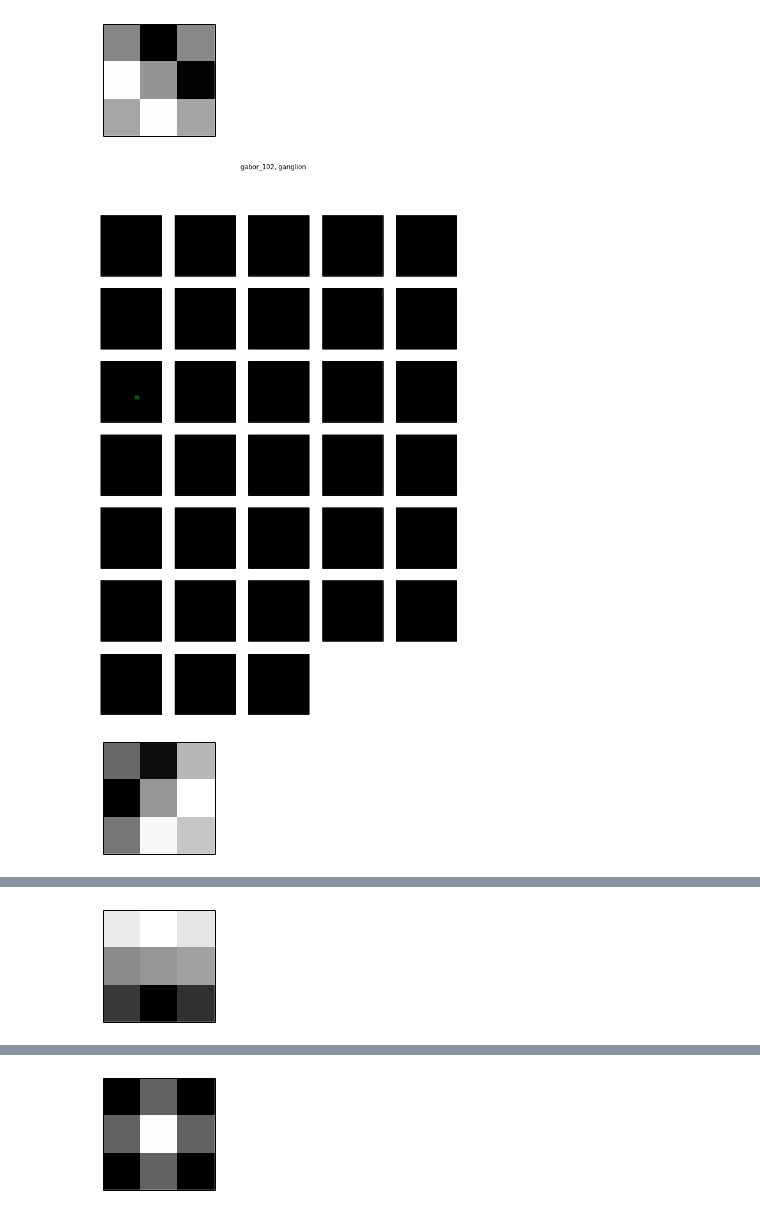
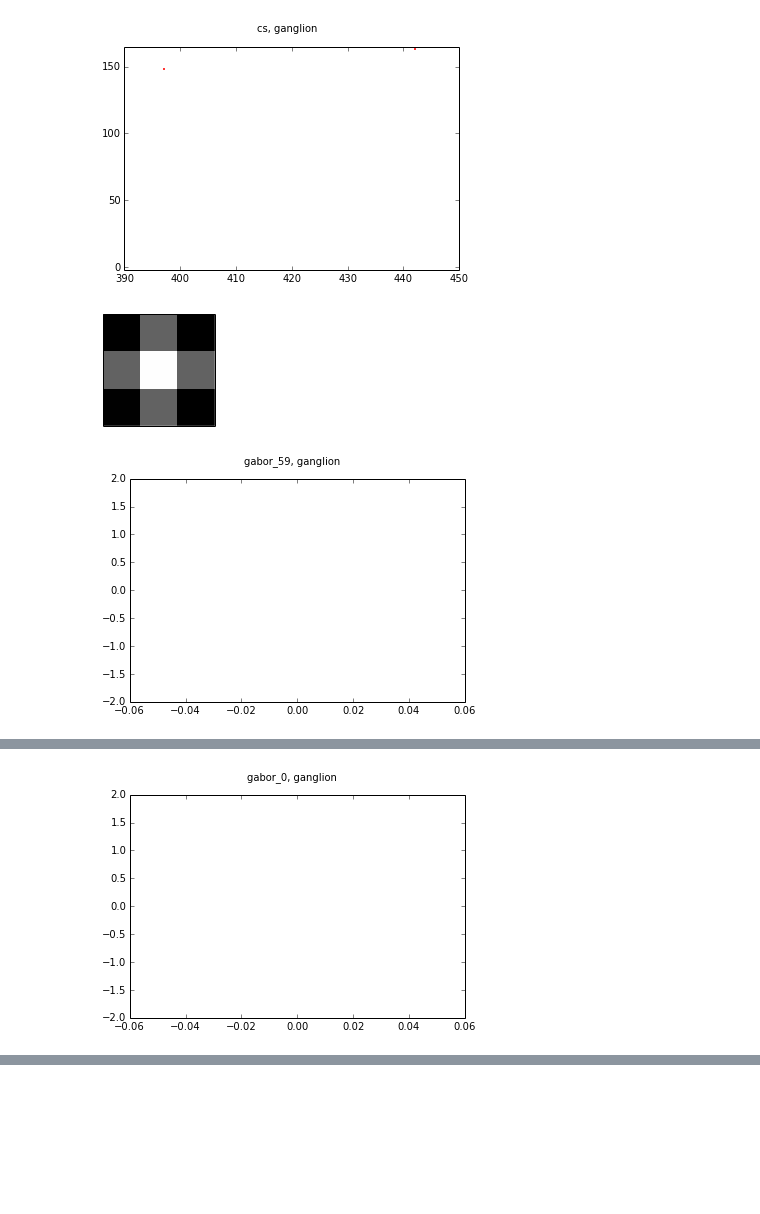
Before and after one commit to rjames91/play_vis, a Jupyter notebook: test_retina.ipynb, the cells around one changed output, grey strips where cells are left out. Cells and saved outputs as stored; diff of their text form; code cells hidden in the pictures; blank space fills up the shorter version.

```diff
--- a/test_retina.ipynb
+++ b/test_retina.ipynb
@@ -114,11 +114,12 @@ rows = num_imgs//cols + 1
 figw = 2
 fig = plt.figure(figsize=(figw*cols, figw*rows))
 for i in range(num_imgs):
-    out_img = np.zeros((img_w, img_h, 3), dtype=np.uint8)
-    out_img[:, :, 1] = imgsU[i]
-    out_img[:, :, 0] = imgsD[i]
+#     out_img = np.zeros((img_w, img_h, 3), dtype=np.uint8)
+#     out_img[:, :, 1] = imgsU[i]
+#     out_img[:, :, 0] = imgsD[i]
     ax = plt.subplot(rows, cols, i+1)
-    my_imshow(ax, out_img, cmap=None)
+#     my_imshow(ax, out_img, cmap=None)
+    my_imshow(ax, imgsU[i], cmap=None)
 # plot_spikes(spikes)
 
 plt.show()
@@ -171,32 +182,32 @@ sim.end()
 # %%
 
 
 
 for p in out_spks['on'].keys():
     for t in out_spks['on'][p].keys():
         if t != 'ganglion':
             continue
 
-#         fig = plt.figure()#figsize=(12, 8))
-#         plot_output_spikes(out_spks['on'][p][t], color='g')
-#         plot_output_spikes(out_spks['off'][p][t], color='r')
-#         plt.suptitle("%s, %s"%(p, t))
+        fig = plt.figure()#figsize=(12, 8))
+        plot_output_spikes(out_spks['on'][p][t], color='g')
+        plot_output_spikes(out_spks['off'][p][t], color='r')
+        plt.suptitle("%s, %s"%(p, t))
 #         plt.show()
         if p == 'cs':
             krn = retina.cs
         else:
             krn = retina.gab[p]
 
         fig = plt.figure(figsize=(2,2))
         ax = plt.subplot(1,1,1)
         my_imshow(ax, krn)
         plt.show()
-        plot_out_spikes(out_spks['on'][p][t],
-                        out_spks['off'][p][t],
-                        img_w, img_h,
-                        on_time_ms, ftime_ms, thresh=25,
-                        title="%s, %s"%(p, t))
+#         plot_out_spikes(out_spks['on'][p][t],
+#                         out_spks['off'][p][t],
+#                         img_w, img_h,
+#                         on_time_ms, ftime_ms, thresh=25,
+#                         title="%s, %s"%(p, t))
 # %% [output]
-[figure, old version]
+[figure, new version]
-[figure, old version]
+[figure, new version]
-[figure, old version]
+[figure, new version]
@@ -204 +215 @@ for p in out_spks['on'].keys():
-[figure, old version]
+[figure, new version]
@@ -206 +216,0 @@ for p in out_spks['on'].keys():
-[figure, removed]
```
Also changed, not shown: parts of 5 cells of this notebook, 14 other files.
